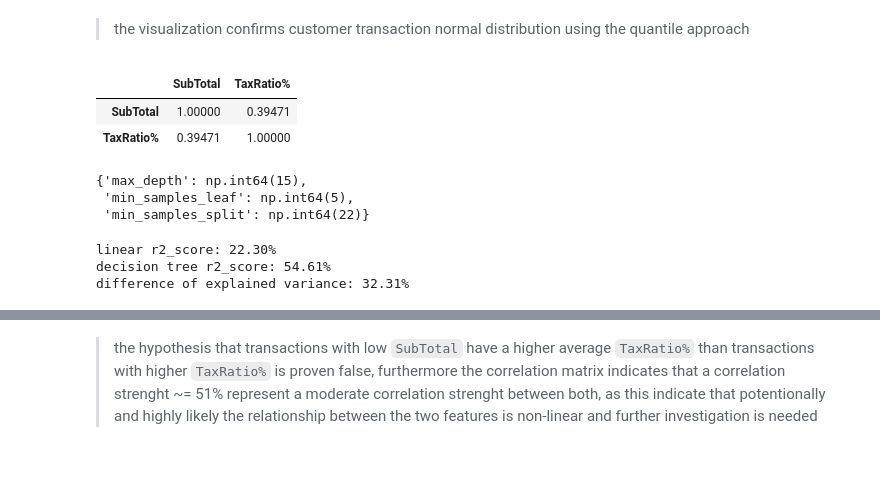
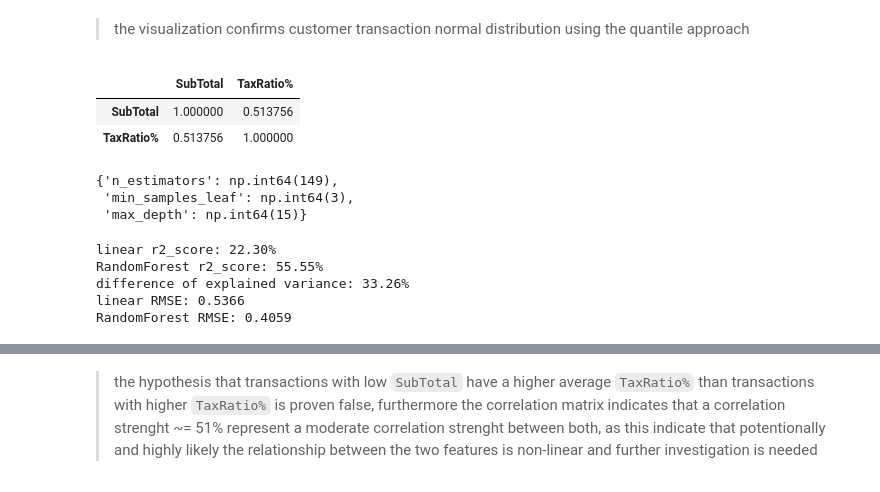
Before and after one commit to AtlasMarbx/AdventureWorks-Data-Migration-and-insight-extraction, a Jupyter notebook: EDA_process.ipynb, the cells around one changed output, grey strips where cells are left out. Drawn from its saved outputs; the diff is of its cells as text; code cells hidden in the pictures.

Commit message:
RandomForest integration to prove the non-linear structure between the features, with the remaining unexplained portion based on omitted features

```diff
--- a/EDA_process.ipynb
+++ b/EDA_process.ipynb
@@ -490,17 +490,15 @@ plt.show()
 > the visualization confirms customer transaction normal distribution using the quantile approach
 # %%
 refined_subset = refined_df_orderheader[['SubTotal', 'TaxRatio%']]
-refined_subset.corr(method='spearman')
+refined_subset.corr(method='pearson')
 # %% [output]
 |  | SubTotal | TaxRatio% |
-| SubTotal | 1.00000 | 0.39471 |
-| TaxRatio% | 0.39471 | 1.00000 |
+| SubTotal | 1.000000 | 0.513756 |
+| TaxRatio% | 0.513756 | 1.000000 |
 # %%
-from sklearn.model_selection import train_test_split, KFold, GridSearchCV
-from sklearn.tree import DecisionTreeRegressor
+'''from sklearn.model_selection import train_test_split, KFold, RandomizedSearchCV
+from sklearn.ensemble import RandomForestRegressor
 from sklearn.linear_model import LinearRegression
-from sklearn import pipeline
-from sklearn.metrics import r2_score
 
 df_clean = refined_subset[['SubTotal', 'TaxRatio%']].dropna()
 
@@ -515,51 +513,63 @@ X_train, X_test, y_train, y_test = train_test_split(X__, y__,
 linear_r = LinearRegression()
 linear_r.fit(X_train, y_train)
 
-dt_regressor = DecisionTreeRegressor(random_state=42)
+rf_regressor = RandomForestRegressor(random_state=42)
 
 Kfold = KFold(n_splits=15, shuffle=True, random_state=42)
 
-params_grid = {'max_depth': np.arange(1, 16),
-               'min_samples_leaf': np.arange(1, 20),
-               'min_samples_split': np.arange(2, 51)}
+params_grid = {
+    'max_depth': np.arange(1, 16),
+    'n_estimators': np.arange(1, 201),
+    'min_samples_leaf': np.arange(1, 11),
+}
 
-# this will take ~8 minutes to finish, informing just in case
-gs_dt = GridSearchCV(
-    estimator=dt_regressor,
-    param_grid=params_grid,
+# switched from GridSearchCV to RandomizedSearchCV to peek at different combinations randomly for fast checking
+# you will get the same output that commented out below, check random_state=42, this cell will take 31+ minutes to finish
+gs_rf = RandomizedSearchCV(
+    estimator=rf_regressor,
+    param_distributions=params_grid,
     cv=Kfold,
     scoring='r2',
+    n_iter=1000, # 15k RandomForest combinations trained and tested
     n_jobs=-1
 )
 
-''' you may use this directly as the output from gs_dt.best_params, just change gs_dt below with optimized_dt,
-remove gs_dt.best_params_ and uncomment this section to skip the ~8 minutes duration
+within 15k RandomForest trained models, these are the best hyperparameters
 
-optimized_dt = DecisionTreeRegressor(
-    max_depth=15,
-    min_samples_leaf=5,
-    min_samples_split=22,
-    random_state=42
-) '''
+optimal_rf_hyperparameters = [
+    ('n_estimators': 149),
+    ('min_samples_leaf': 3),
+    ('max_depth': 15)
+]
 
 # searching for the optimal DT depth
-gs_dt.fit(X_train, y_train)
+gs_rf.fit(X_train, y_train)
 
 # the optimal depth is 7
-gs_dt.best_params_
+gs_rf.best_params_'''
 # %% [output]
-{'max_depth': np.int64(15),
- 'min_samples_leaf': np.int64(5),
- 'min_samples_split': np.int64(22)}
+{'n_estimators': np.int64(149),
+ 'min_samples_leaf': np.int64(3),
+ 'max_depth': np.int64(15)}
 # %%
+'''from sklearn.metrics import r2_score, root_mean_squared_error
+
 y_pred_lr = linear_r.predict(X_test)
-y_pred_dt = gs_dt.predict(X_test)
+y_pred_rf = gs_rf.predict(X_test)
 
 lr_r2_score = r2_score(y_test, y_pred_lr)
-dt_r2_score = r2_score(y_test, y_pred_dt)
+rf_r2_score = r2_score(y_test, y_pred_rf)
 
-print(f'linear r2_score: {lr_r2_score*100:.2f}%\ndecision tree r2_score: {dt_r2_score*100:.2f}%\ndifference of explained variance: {(dt_r2_score - lr_r2_score)*100:.2f}%')
+lr_rmse = root_mean_squared_error(y_test, y_pred_lr)
+rf_rmse = root_mean_squared_error(y_test, y_pred_rf)
+
+r2_summary = f'linear r2_score: {lr_r2_score*100:.2f}%\nRandomForest r2_score: {rf_r2_score*100:.2f}%\ndifference of explained variance: {(rf_r2_score - lr_r2_score)*100:.2f}%'
+rmse_summary = f'\nlinear RMSE: {lr_rmse:.4f}\nRandomForest RMSE: {rf_rmse:.4f}'
+
+print(r2_summary, rmse_summary)'''
 # %% [output]
 linear r2_score: 22.30%
-decision tree r2_score: 54.61%
-difference of explained variance: 32.31%
+RandomForest r2_score: 55.55%
+difference of explained variance: 33.26%
+linear RMSE: 0.5366
+RandomForest RMSE: 0.4059
```
Also changed, not shown: parts of 2 cells of this notebook.
